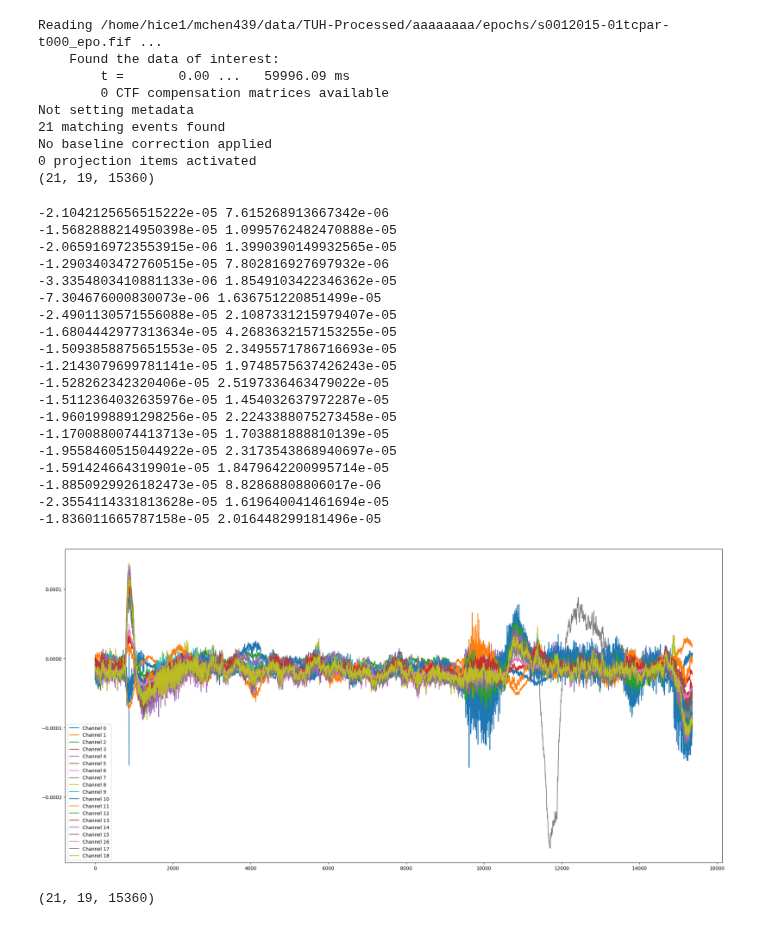
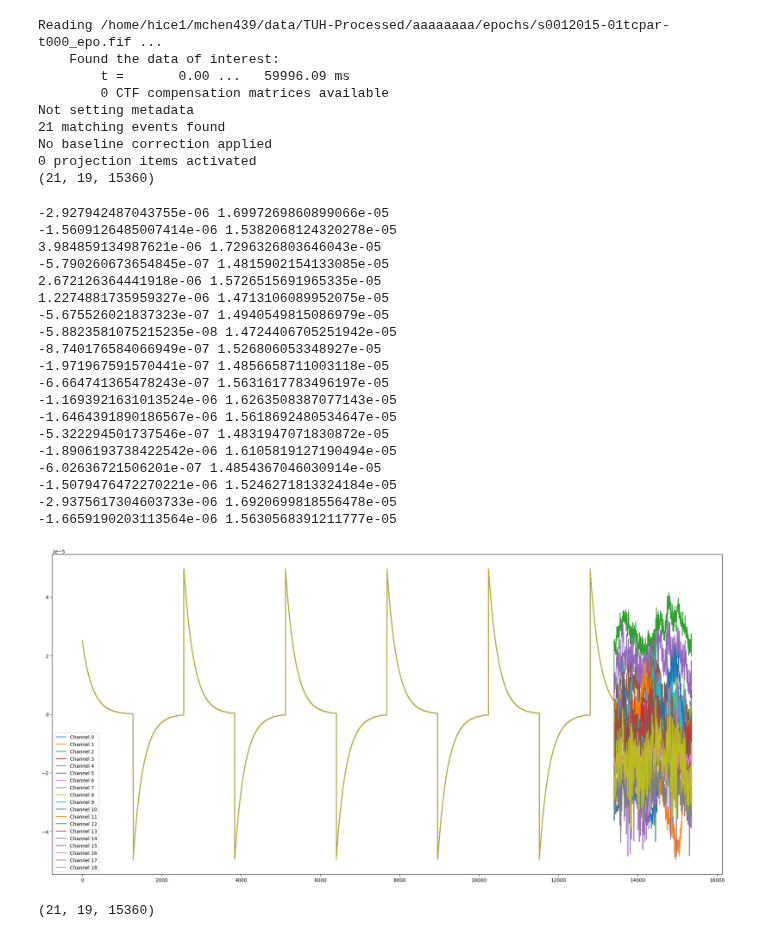
Before and after one commit to MatthewChen37/EEG-Foundation-Model, a Jupyter notebook: playground.ipynb, the cells around one changed output. Cells and saved outputs as stored; diff of their text form; code cells hidden in the pictures.

```diff
--- a/playground.ipynb
+++ b/playground.ipynb
@@ -1498,7 +1498,7 @@ Subjects length:  14987
 # %%
 import mne
 # %%
-ec = mne.read_epochs("/home/hice1/mchen439/data/HBN-Processed/NDARAA075AMK/epochs/EC.fif")
+ec = mne.read_epochs("/home/hice1/mchen439/data/HBN-Processed/NDARAR238RZ8/epochs/seqLearning8target.fif")
 data = ec.get_data()
 print(data.shape)
 # %% [output]
@@ -1516,7 +1516,7 @@ import matplotlib.pyplot as plt
 import numpy as np
 # %%
 for j in range(data.shape[0]):
-	for i in range(3):
+	for i in range(10):
 		plt.plot(data[j, i, :], label=f"Channel {i}")
 	plt.legend()
 	plt.show()
@@ -1527,6 +1528,6 @@ for j in range(data.shape[0]):
 # %%
 from mne_bids import BIDSPath, read_raw_bids
 
-bids_path = BIDSPath(root="/home/hice1/mchen439/data/ds004186-download", subject="NDARAA075AMK", datatype="eeg", suffix="eeg", task="EC", run="1", extension=".set")
+bids_path = BIDSPath(root="/home/hice1/mchen439/data/eegdata/ds005511-download", subject="NDARAR238RZ8", datatype="eeg", suffix="eeg", task="seqLearning8target", extension=".set")
 data = read_raw_bids(bids_path, verbose=True)
 # %% [output]
@@ -1569,31 +1565,31 @@ No baseline correction applied
 # %%
 plt.figure(figsize=(25,12))
 for i in range(data.shape[1]):
-	plt.plot(data[3, i, :], label=f"Channel {i}")
-	print(data[3, i, :].mean(), data[3, i, :].std())
+	plt.plot(data[0, i, :], label=f"Channel {i}")
+	print(data[0, i, :].mean(), data[0, i, :].std())
 plt.legend()
 plt.show()
 # %% [output]
--2.1042125656515222e-05 7.615268913667342e-06
--1.5682888214950398e-05 1.0995762482470888e-05
--2.0659169723553915e-06 1.3990390149932565e-05
--1.2903403472760515e-05 7.802816927697932e-06
--3.3354803410881133e-06 1.8549103422346362e-05
--7.304676000830073e-06 1.636751220851499e-05
--2.4901130571556088e-05 2.1087331215979407e-05
--1.6804442977313634e-05 4.2683632157153255e-05
--1.5093858875651553e-05 2.3495571786716693e-05
--1.2143079699781141e-05 1.9748575637426243e-05
--1.528262342320406e-05 2.5197336463479022e-05
--1.5112364032635976e-05 1.454032637972287e-05
--1.9601998891298256e-05 2.2243388075273458e-05
--1.1700880074413713e-05 1.703881888810139e-05
--1.9558460515044922e-05 2.3173543868940697e-05
--1.591424664319901e-05 1.8479642200995714e-05
--1.8850929926182473e-05 8.82868808806017e-06
--2.3554114331813628e-05 1.619640041461694e-05
--1.836011665787158e-05 2.016448299181496e-05
+-2.927942487043755e-06 1.6997269860899066e-05
+-1.5609126485007414e-06 1.5382068124320278e-05
+3.984859134987621e-06 1.7296326803646043e-05
+-5.790260673654845e-07 1.4815902154133085e-05
+2.672126364441918e-06 1.5726515691965335e-05
+1.2274881735959327e-06 1.4713106089952075e-05
+-5.675526021837323e-07 1.4940549815086979e-05
+-5.8823581075215235e-08 1.4724406705251942e-05
+-8.740176584066949e-07 1.526806053348927e-05
+-1.971967591570441e-07 1.4856658711003118e-05
+-6.664741365478243e-07 1.5631617783496197e-05
+-1.1693921631013524e-06 1.6263508387077143e-05
+-1.6464391890186567e-06 1.5618692480534647e-05
+-5.322294501737546e-07 1.4831947071830872e-05
+-1.8906193738422542e-06 1.6105819127190494e-05
+-6.02636721506201e-07 1.4854367046030914e-05
+-1.5079476472270221e-06 1.5246271813324184e-05
+-2.9375617304603733e-06 1.6920699818556478e-05
+-1.6659190203113564e-06 1.5630568391211777e-05
-[figure, old version]
+[figure, new version]
 # %%
 data = np.load("/home/hice1/mchen439/data/TUH-Processed/aaaaaaaa/normalized_epochs/s0012015-01tcpar-t000_epo.fif.npy")
 print(data.shape)
```
Also changed, not shown: parts of 21 cells of this notebook, 12 other files.
